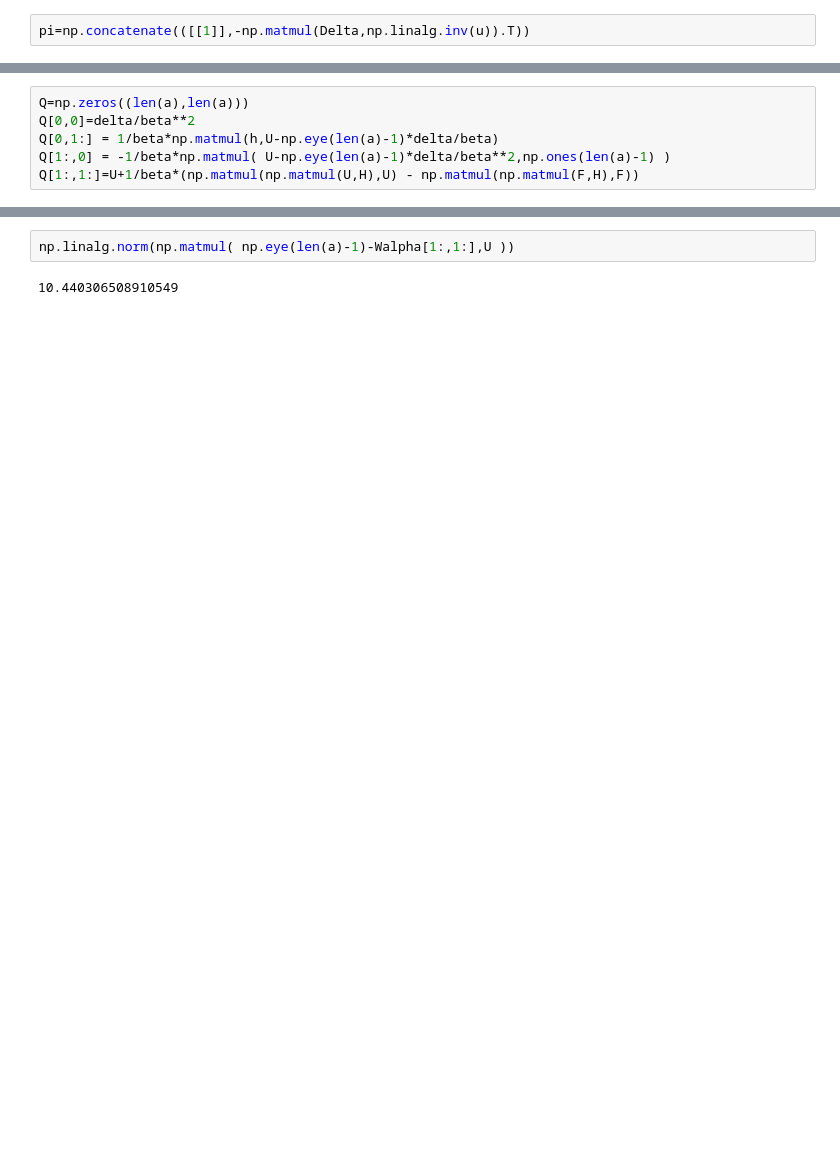
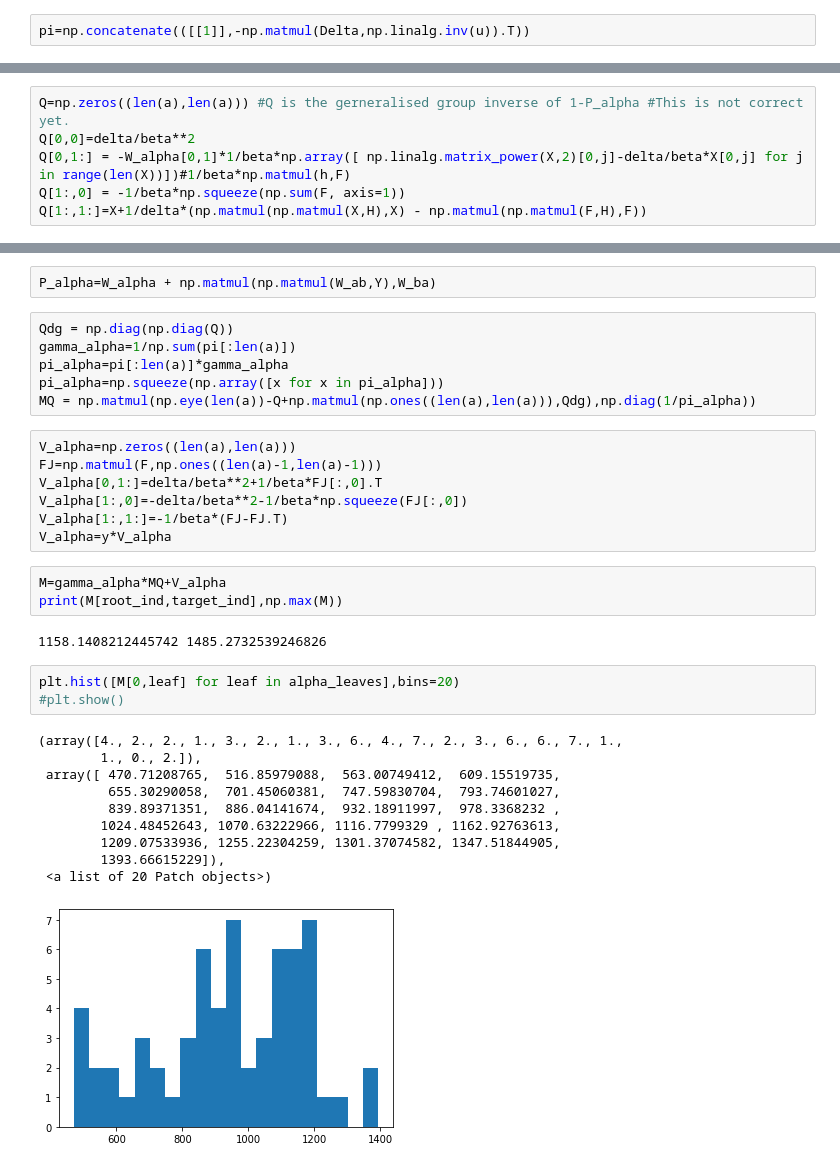
Before and after one commit to YPFoerster/pattern_walker, a Jupyter notebook: perron_complement_test.ipynb, the cells around one changed output, grey strips where cells are left out. Saved outputs shown, nothing was run; the diff lists cells and outputs as text; blank space fills up the shorter version.

```diff
--- a/perron_complement_test.ipynb
+++ b/perron_complement_test.ipynb
@@ -79,6 +77,6 @@ F=U-delta/beta*np.eye(len(a)-1)
 # %%
-Q=np.zeros((len(a),len(a)))
+Q=np.zeros((len(a),len(a))) #Q is the gerneralised group inverse of 1-P_alpha #This is not correct yet.
 Q[0,0]=delta/beta**2
-Q[0,1:] = 1/beta*np.matmul(h,U-np.eye(len(a)-1)*delta/beta)
-Q[1:,0] = -1/beta*np.matmul( U-np.eye(len(a)-1)*delta/beta**2,np.ones(len(a)-1) )
-Q[1:,1:]=U+1/beta*(np.matmul(np.matmul(U,H),U) - np.matmul(np.matmul(F,H),F))
+Q[0,1:] = -W_alpha[0,1]*1/beta*np.array([ np.linalg.matrix_power(X,2)[0,j]-delta/beta*X[0,j] for j in range(len(X))])#1/beta*np.matmul(h,F)
+Q[1:,0] = -1/beta*np.squeeze(np.sum(F, axis=1))
+Q[1:,1:]=X+1/delta*(np.matmul(np.matmul(X,H),X) - np.matmul(np.matmul(F,H),F))
@@ -107,4 +83,34 @@ MQ[0,58]
-# %%
-np.linalg.norm(np.matmul( np.eye(len(a)-1)-Walpha[1:,1:],U ))
-# %% [output]
-10.440306508910549
+# %%
+P_alpha=W_alpha + np.matmul(np.matmul(W_ab,Y),W_ba)
+# %%
+Qdg = np.diag(np.diag(Q))
+gamma_alpha=1/np.sum(pi[:len(a)])
+pi_alpha=pi[:len(a)]*gamma_alpha
+pi_alpha=np.squeeze(np.array([x for x in pi_alpha]))
+MQ = np.matmul(np.eye(len(a))-Q+np.matmul(np.ones((len(a),len(a))),Qdg),np.diag(1/pi_alpha))
+# %%
+V_alpha=np.zeros((len(a),len(a)))
+FJ=np.matmul(F,np.ones((len(a)-1,len(a)-1)))
+V_alpha[0,1:]=delta/beta**2+1/beta*FJ[:,0].T
+V_alpha[1:,0]=-delta/beta**2-1/beta*np.squeeze(FJ[:,0])
+V_alpha[1:,1:]=-1/beta*(FJ-FJ.T)
+V_alpha=y*V_alpha
+# %%
+M=gamma_alpha*MQ+V_alpha
+print(M[root_ind,target_ind],np.max(M))
+# %% [output]
+1158.1408212445742 1485.2732539246826
+# %%
+plt.hist([M[0,leaf] for leaf in alpha_leaves],bins=20)
+#plt.show()
+# %% [output]
+(array([4., 2., 2., 1., 3., 2., 1., 3., 6., 4., 7., 2., 3., 6., 6., 7., 1.,
+        1., 0., 2.]),
+ array([ 470.71208765,  516.85979088,  563.00749412,  609.15519735,
+         655.30290058,  701.45060381,  747.59830704,  793.74601027,
+         839.89371351,  886.04141674,  932.18911997,  978.3368232 ,
+        1024.48452643, 1070.63222966, 1116.7799329 , 1162.92763613,
+        1209.07533936, 1255.22304259, 1301.37074582, 1347.51844905,
+        1393.66615229]),
+ <a list of 20 Patch objects>)
+[figure, added]
```
Also changed, not shown: parts of 16 cells of this notebook, 2 other files.
